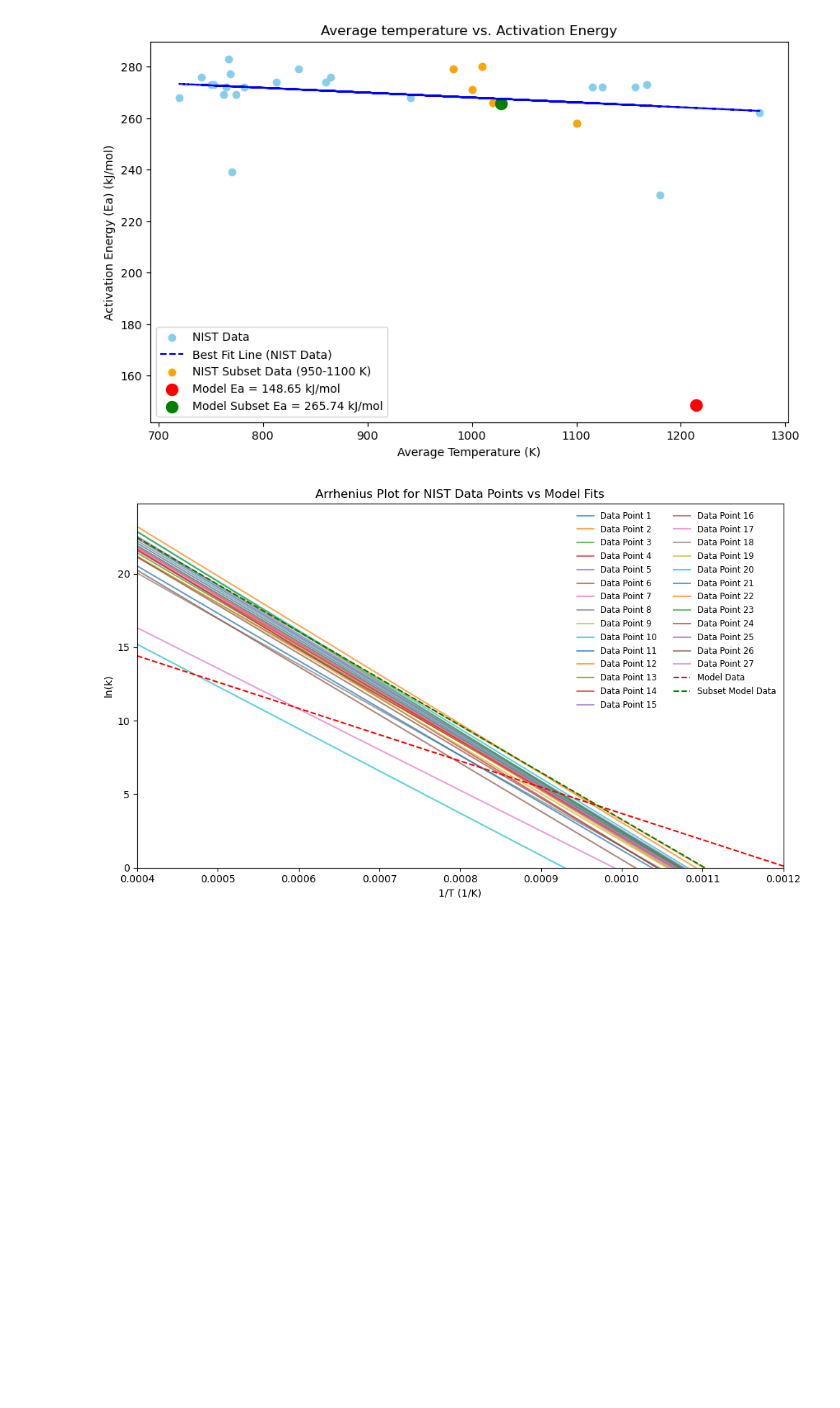
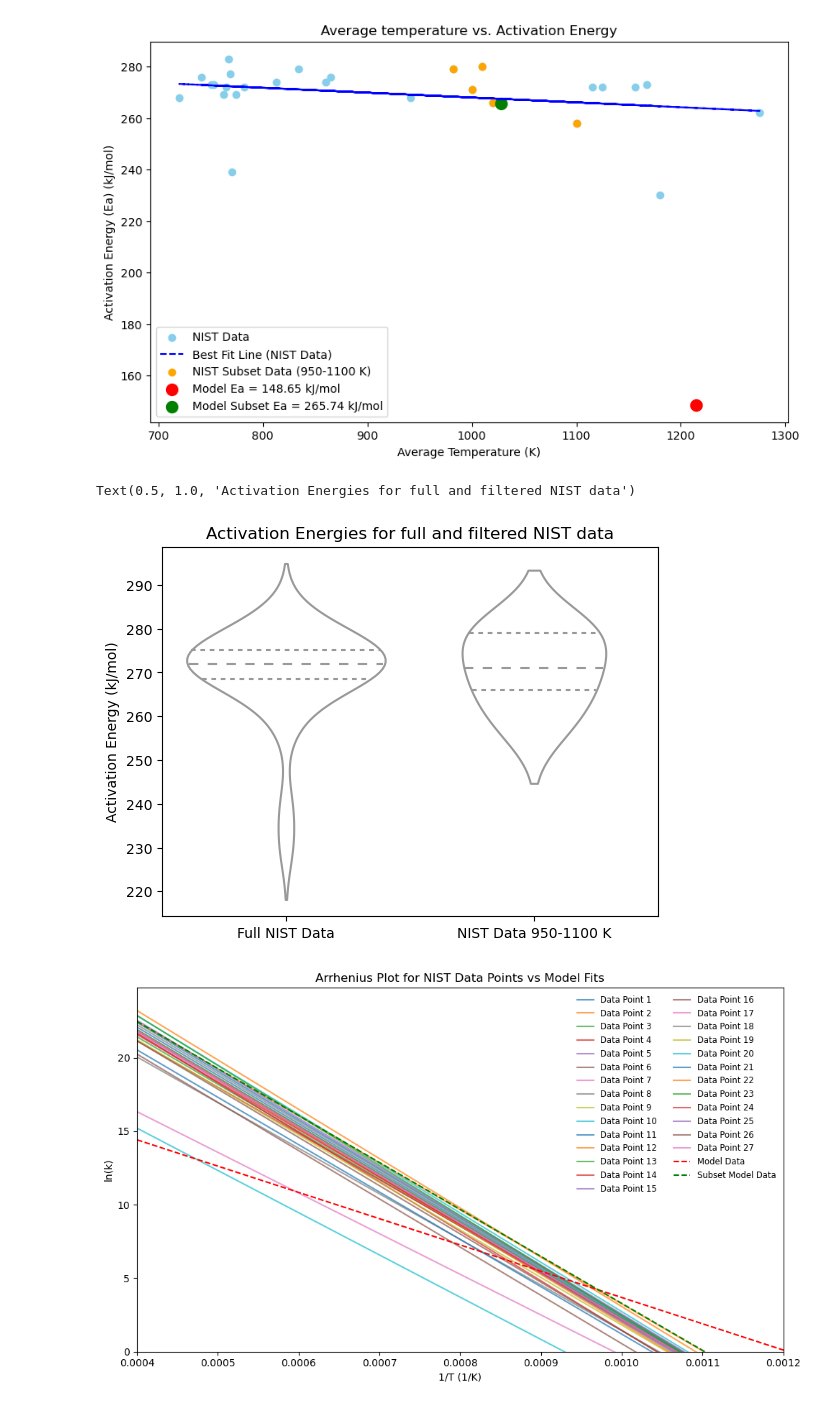
Before and after one commit to nickhardman3/y3_DataScience_Assignment1, a Jupyter notebook: Assignment1.ipynb, the cells around one changed output. Saved outputs shown, nothing was run; the diff lists cells and outputs as text; code cells hidden in the pictures; blank space fills up the shorter version.

Commit message:
sorted standard error, plotted violin graph, and added data description for A1 dataset

```diff
--- a/Assignment1.ipynb
+++ b/Assignment1.ipynb
@@ -215,6 +231,15 @@ plt.legend()
 plt.show()
 # %% [output]
 [figure]
+# %%
+sns.violinplot(data = (ea_full, ea_subset), inner='quartile', color='white')
+
+plt.xticks([0, 1], ['Full NIST Data', 'NIST Data 950-1100 K'])
+plt.ylabel('Activation Energy (kJ/mol)')
+plt.title('Activation Energies for full and filtered NIST data')
+# %% [output]
+Text(0.5, 1.0, 'Activation Energies for full and filtered NIST data')
+[figure, added]
 # %%
 temperatures = np.linspace(2500, 833, 100)
 inverse_T = 1 / temperatures  #creates 100 temp values between 833/2500 K and inverts, to plot against
```
Also changed, not shown: parts of 2 cells of this notebook.
